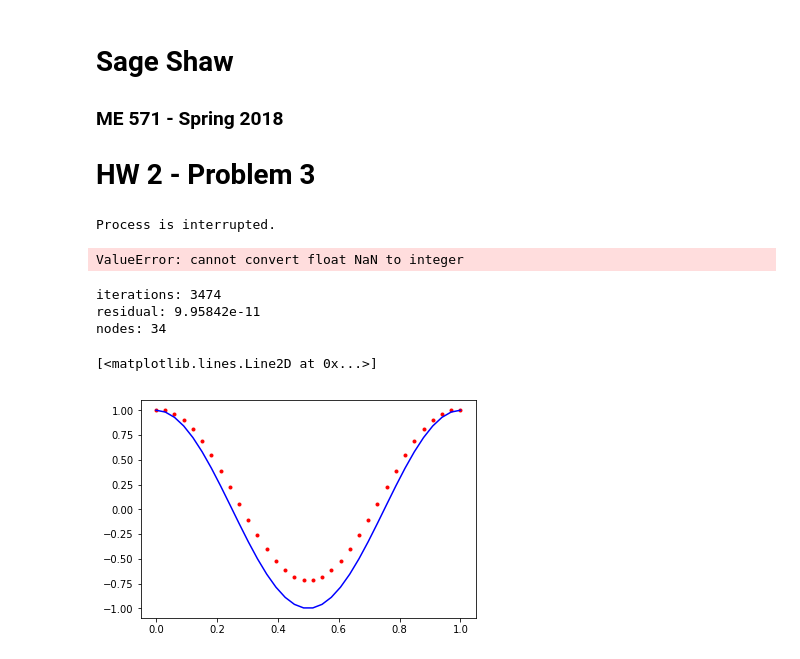
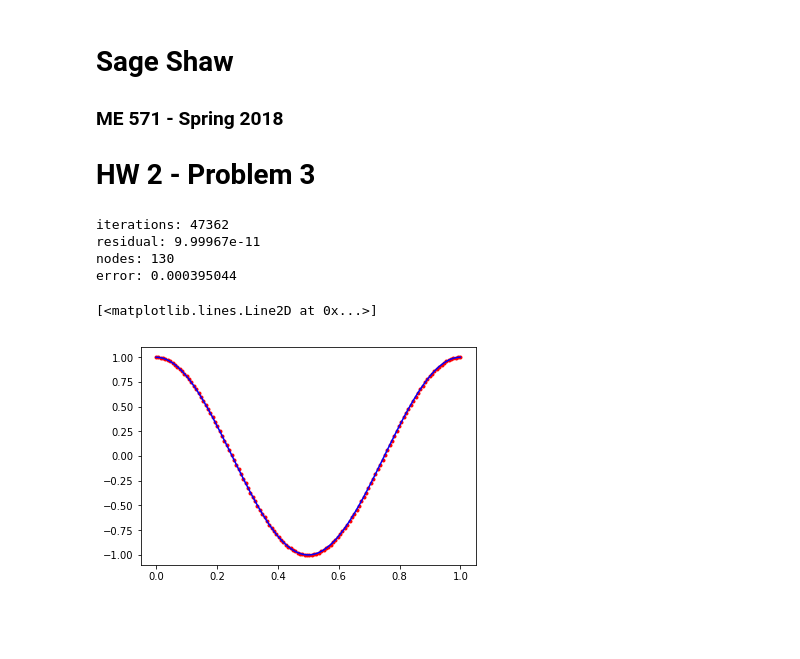
Before and after one commit to shawsa/me571, a Jupyter notebook: hw3/hw3p1.ipynb, the cells around one changed output. Saved outputs shown, nothing was run; the diff lists cells and outputs as text; code cells hidden in the pictures; blank space fills up the shorter version.

```diff
--- a/hw3/hw3p1.ipynb
+++ b/hw3/hw3p1.ipynb
@@ -17,35 +17,24 @@ import timeit
 # %%
 %%bash
 mpicc demo_util.c hw3p1_sage.c -o hw3p1_sage -lm
-mpirun -n 8 ./hw3p1_sage -p 3 --itermax 20000 --tol 1.0e-10 > results.csv
+mpirun -n 4 ./hw3p1_sage -p 5 --itermax 100000 --tol 1.0e-10 > results_sage.csv
-# %% [output]
-Process is interrupted.
 # %%
-A = np.genfromtxt('results.csv', delimiter=',')
+A = np.genfromtxt('results_sage.csv', delimiter=',')
 print("iterations: %d" % A[-2])
 print("residual: %g" % A[-1])
 A = A[:-2]
 print("nodes: %d" % len(A))
 x = np.linspace(0,1,len(A))
+print("error: %g" % np.max(np.abs(A - np.cos(2*np.pi*x))))
 plt.plot(x,A,'r.')
 plt.plot(x, np.cos(2*np.pi*x), 'b-')
 # %% [output]
-ValueError: cannot convert float NaN to integer
+iterations: 47362
+residual: 9.99967e-11
+nodes: 130
+error: 0.000395044
+[<matplotlib.lines.Line2D at 0x...>]
+[figure, added]
-# %%
-A = np.genfromtxt('results.csv', delimiter=',')
-print("iterations: %d" % A[-2])
-print("residual: %g" % A[-1])
-A = A[:-2]
-print("nodes: %d" % len(A))
-x = np.linspace(0,1,len(A))
-plt.plot(x,A,'r.')
-plt.plot(x, np.cos(2*np.pi*x), 'b-')
-# %% [output]
-iterations: 3474
-residual: 9.95842e-11
-nodes: 34
-[<matplotlib.lines.Line2D at 0x...>]
-[figure, removed]
 # %%
 plt.plot(x, A - np.cos(2*np.pi*x))
 # %% [output]
```
Also changed, not shown: parts of 16 cells of this notebook, 24 other files.
